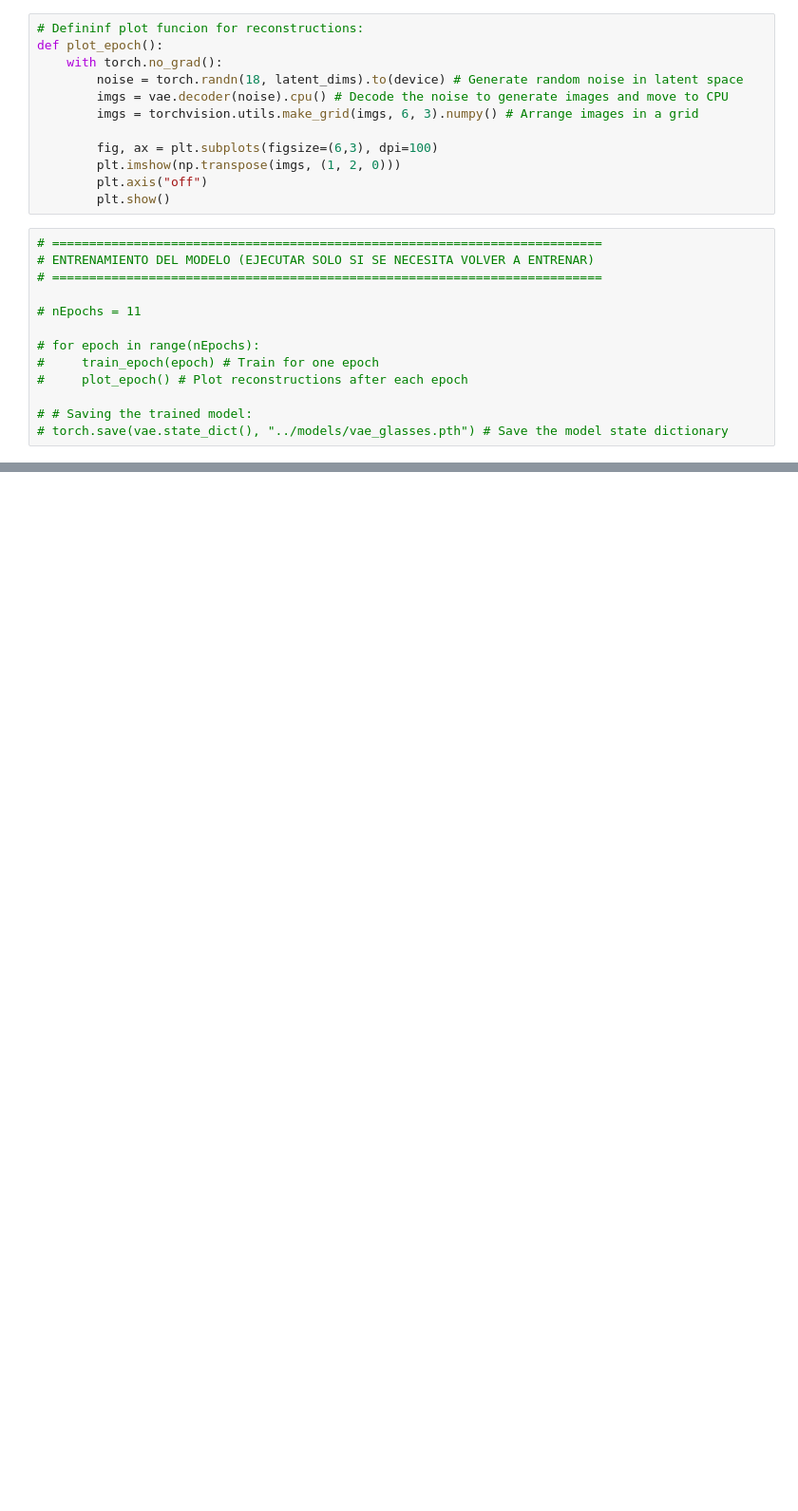
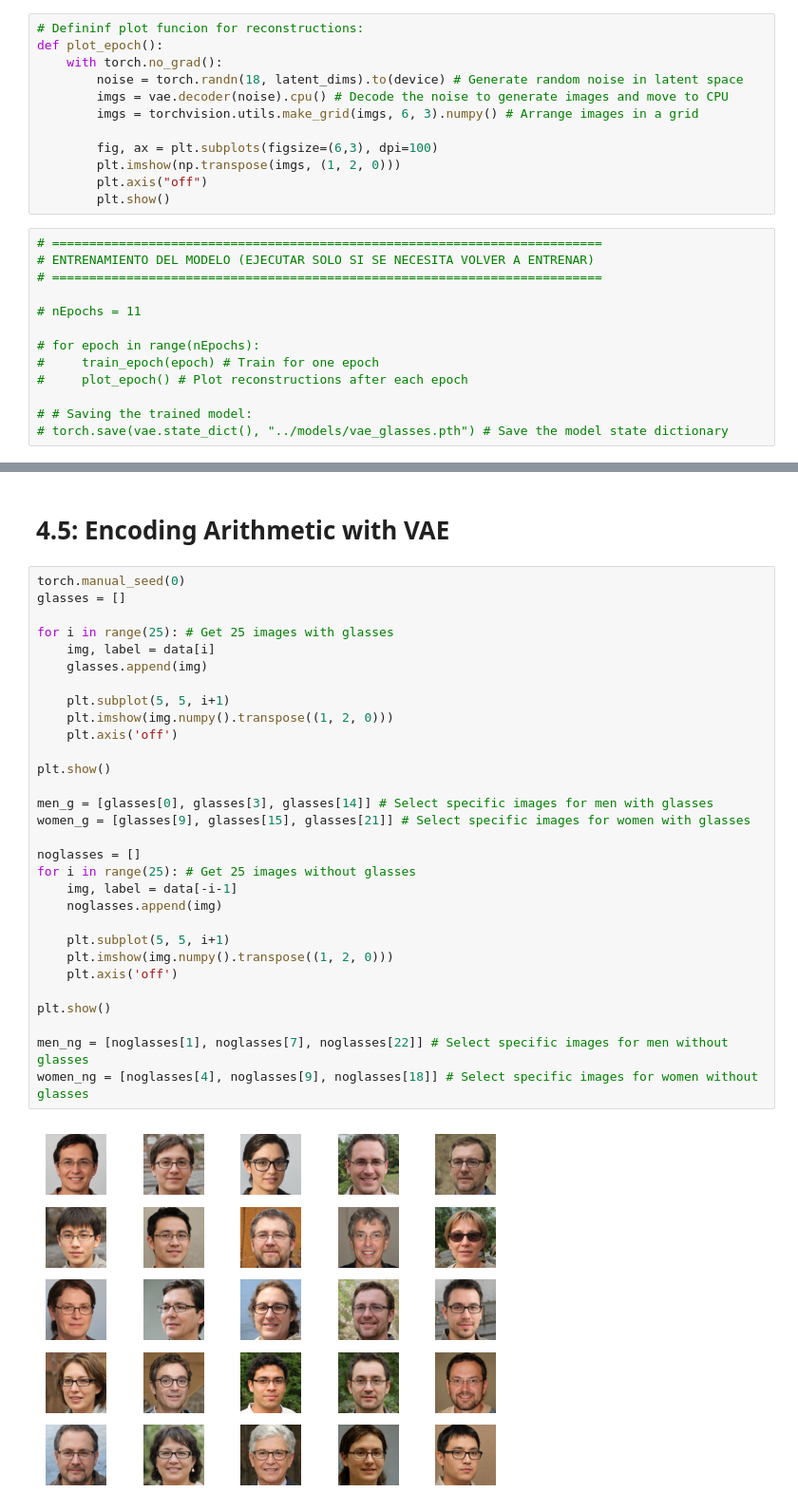
Before and after one commit to StevoAngel/3D_Defect_Models, a Jupyter notebook: notebooks/4.varitional_autoencoders_act_4p3_and_4p4.ipynb, the cells around one changed output, grey strips where cells are left out. Shown at 95% size. Saved outputs shown, nothing was run; the diff lists cells and outputs as text; blank space fills up the shorter version.

Commit message:
Adding Encoding Arithmetic examples

```diff
--- a/notebooks/4.varitional_autoencoders_act_4p3_and_4p4.ipynb
+++ b/notebooks/4.varitional_autoencoders_act_4p3_and_4p4.ipynb
@@ -238,0 +246,34 @@ plot_epoch()
+# %% [markdown]
+# 4.5: Encoding Arithmetic with VAE
+# %%
+torch.manual_seed(0)
+glasses = []
+
+for i in range(25): # Get 25 images with glasses
+    img, label = data[i]
+    glasses.append(img)
+
+    plt.subplot(5, 5, i+1)
+    plt.imshow(img.numpy().transpose((1, 2, 0)))
+    plt.axis('off')
+
+plt.show()
+
+men_g = [glasses[0], glasses[3], glasses[14]] # Select specific images for men with glasses
+women_g = [glasses[9], glasses[15], glasses[21]] # Select specific images for women with glasses
+
+noglasses = []
+for i in range(25): # Get 25 images without glasses
+    img, label = data[-i-1]
+    noglasses.append(img)
+
+    plt.subplot(5, 5, i+1)
+    plt.imshow(img.numpy().transpose((1, 2, 0)))
+    plt.axis('off')
+
+plt.show()
+
+men_ng = [noglasses[1], noglasses[7], noglasses[22]] # Select specific images for men without glasses
+women_ng = [noglasses[4], noglasses[9], noglasses[18]] # Select specific images for women without glasses
+# %% [output]
+[figure, added]
```
Also changed, not shown: parts of 9 cells of this notebook.
